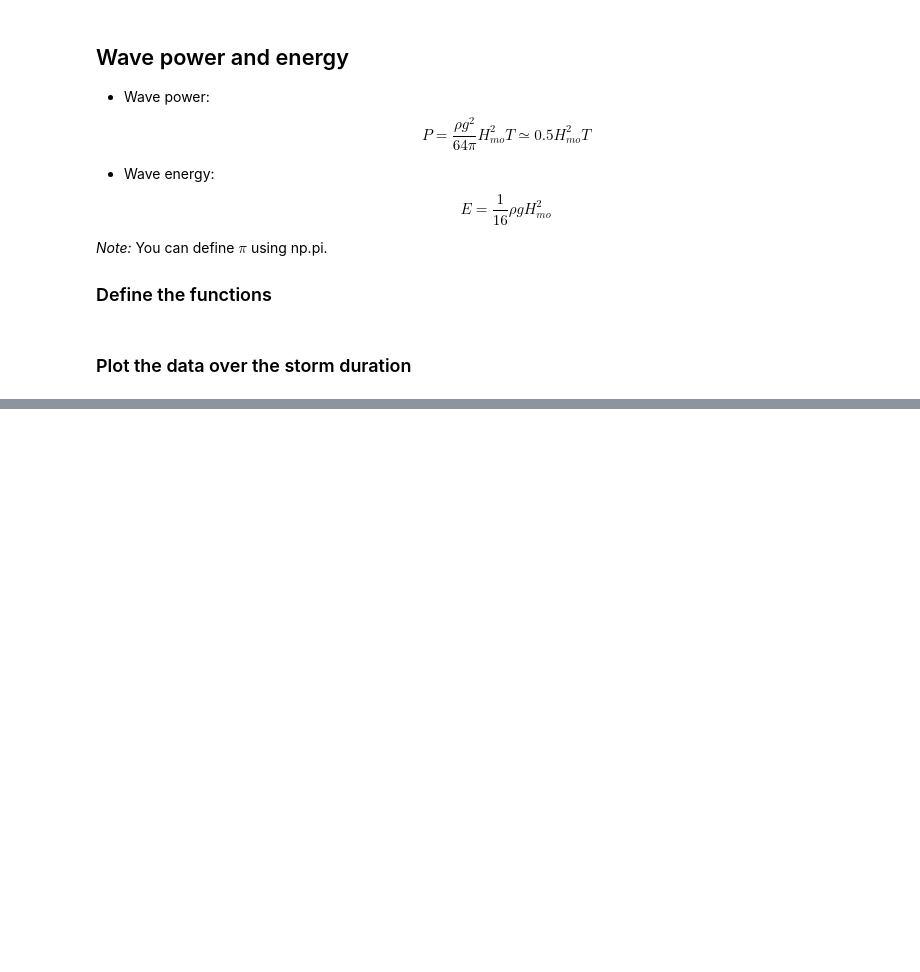
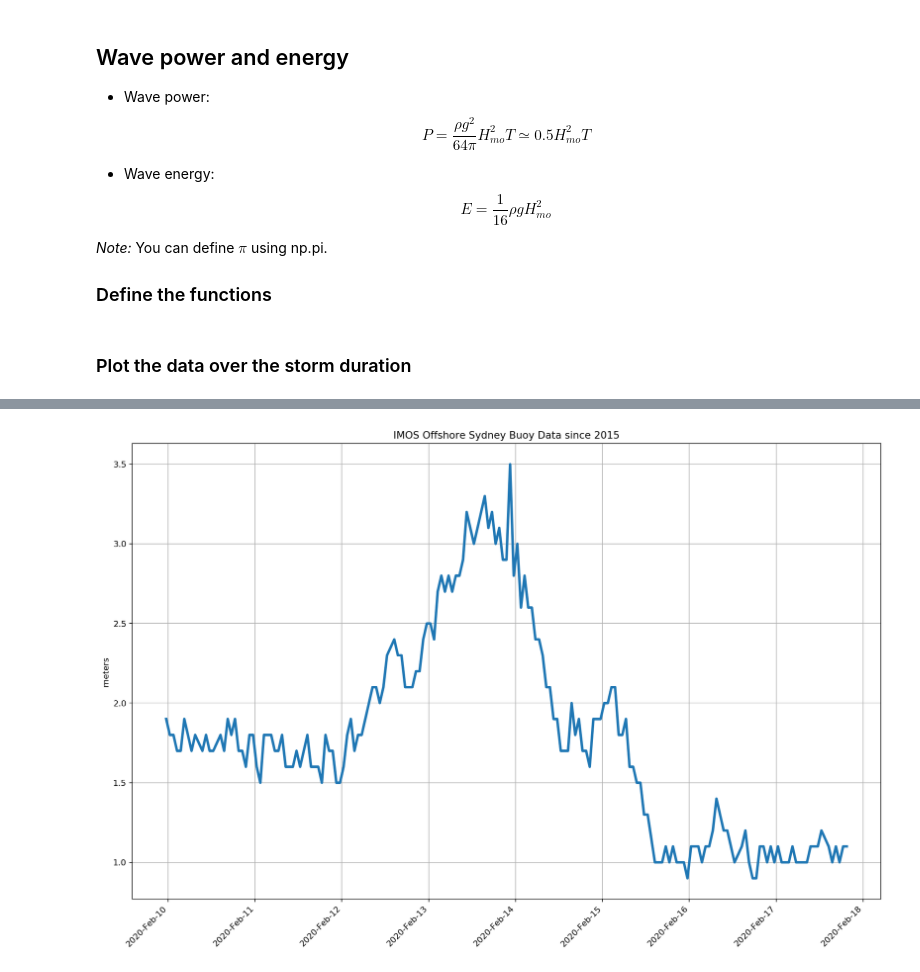
Before and after one commit to TristanSalles/CoastProc, a Jupyter notebook: Notebooks/notebooks/QueryOcean/Waverider.ipynb, the cells around one changed output, grey strips where cells are left out. Cells and saved outputs as stored; diff of their text form; code cells hidden in the pictures; blank space fills up the shorter version.

```diff
--- a/Notebooks/notebooks/QueryOcean/Waverider.ipynb
+++ b/Notebooks/notebooks/QueryOcean/Waverider.ipynb
@@ -168,0 +177,4 @@ storm_energy = wave_energy(???)
+# %%
+data_df = pd.read_csv("../../dataset/Waverider_buoys_Observations-GoldCoast.csv")
+# %%
+dates = pd.to_datetime(data_df['TIME'], format = '%Y-%m-%dT%H:%M:%SZ')
@@ -168,0 +196,17 @@ storm_energy = wave_energy(???)
+# %%
+import matplotlib.dates as mdates
+MyDateFormatter = DateFormatter('%Y-%b-%d')
+fig = plt.figure(figsize=(16,10), dpi=160)
+ax1 = fig.add_subplot(111)
+ax1.plot(dates,data_df['WHTH'],linewidth=3)
+locator = mdates.AutoDateLocator()
+ax1.xaxis.set_major_locator(locator)
+ax1.xaxis.set_major_formatter(MyDateFormatter)
+ax1.grid(True)
+setp(gca().get_xticklabels(), rotation=45, horizontalalignment='right')
+plt.title('IMOS Offshore Sydney Buoy Data since 2015')
+ax1.set_ylabel('meters')
+
+fig.show()
+# %% [output]
+[figure, added]
```
Also changed, not shown: parts of 6 cells of this notebook, 7 other files.
